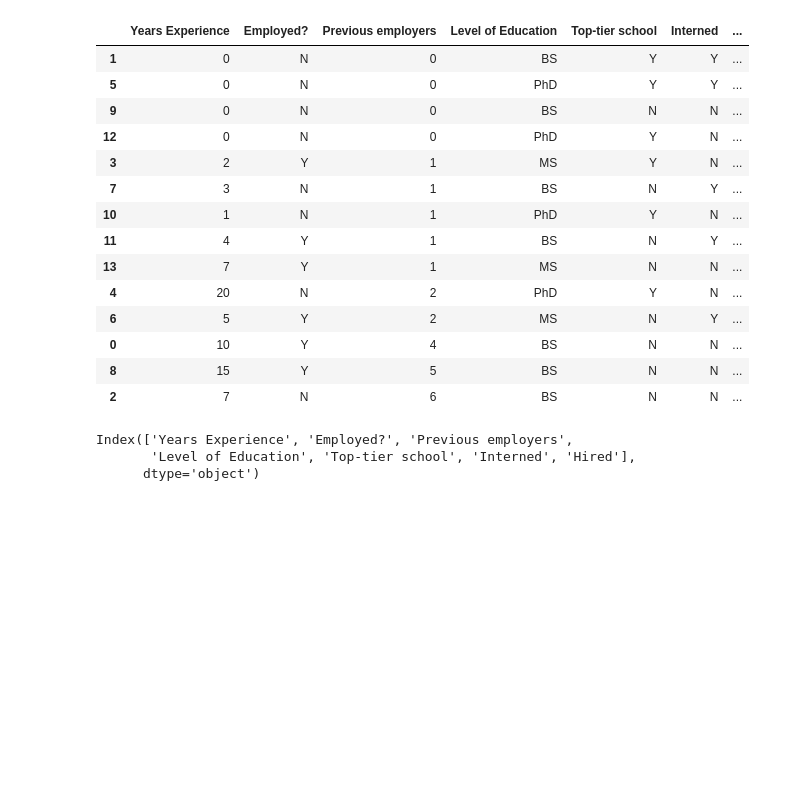
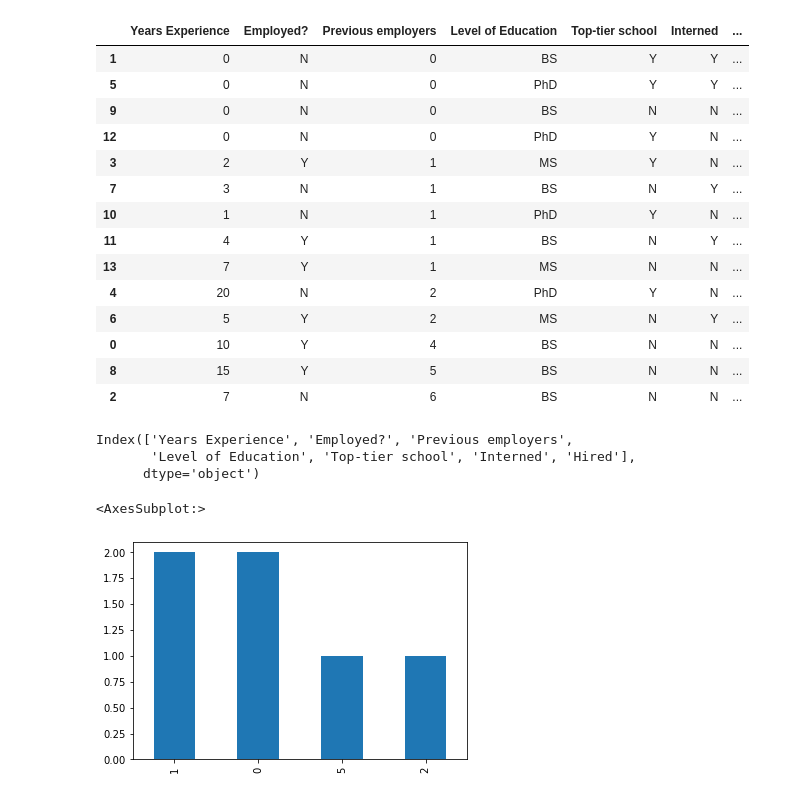
Before and after one commit to DhruvDoshi/MLCourse, a Jupyter notebook: PandasTutorial.ipynb, the cells around one changed output. Saved outputs shown, nothing was run; the diff lists cells and outputs as text; code cells hidden in the pictures; blank space fills up the shorter version.

```diff
--- a/PandasTutorial.ipynb
+++ b/PandasTutorial.ipynb
@@ -228,3 +236,18 @@ df.columns
 Index(['Years Experience', 'Employed?', 'Previous employers',
        'Level of Education', 'Top-tier school', 'Interned', 'Hired'],
       dtype='object')
+# %%
+# self test
+# 1. extract rows 5 to 10
+# 2. Preserve perviosus employs and hired
+# 3. new df object and create data frame
+# 4. Plot number of previous employers in subser of the new data frame
+
+new_df = df[['Previous employers', 'Hired']][5:11]
+# new_df
+new_degree_counts = new_df['Previous employers'].value_counts()
+# new_degree_counts
+new_degree_counts.plot(kind='bar')
+# %% [output]
+<AxesSubplot:>
+[figure, added]
```
Also changed, not shown: parts of 14 cells of this notebook.
